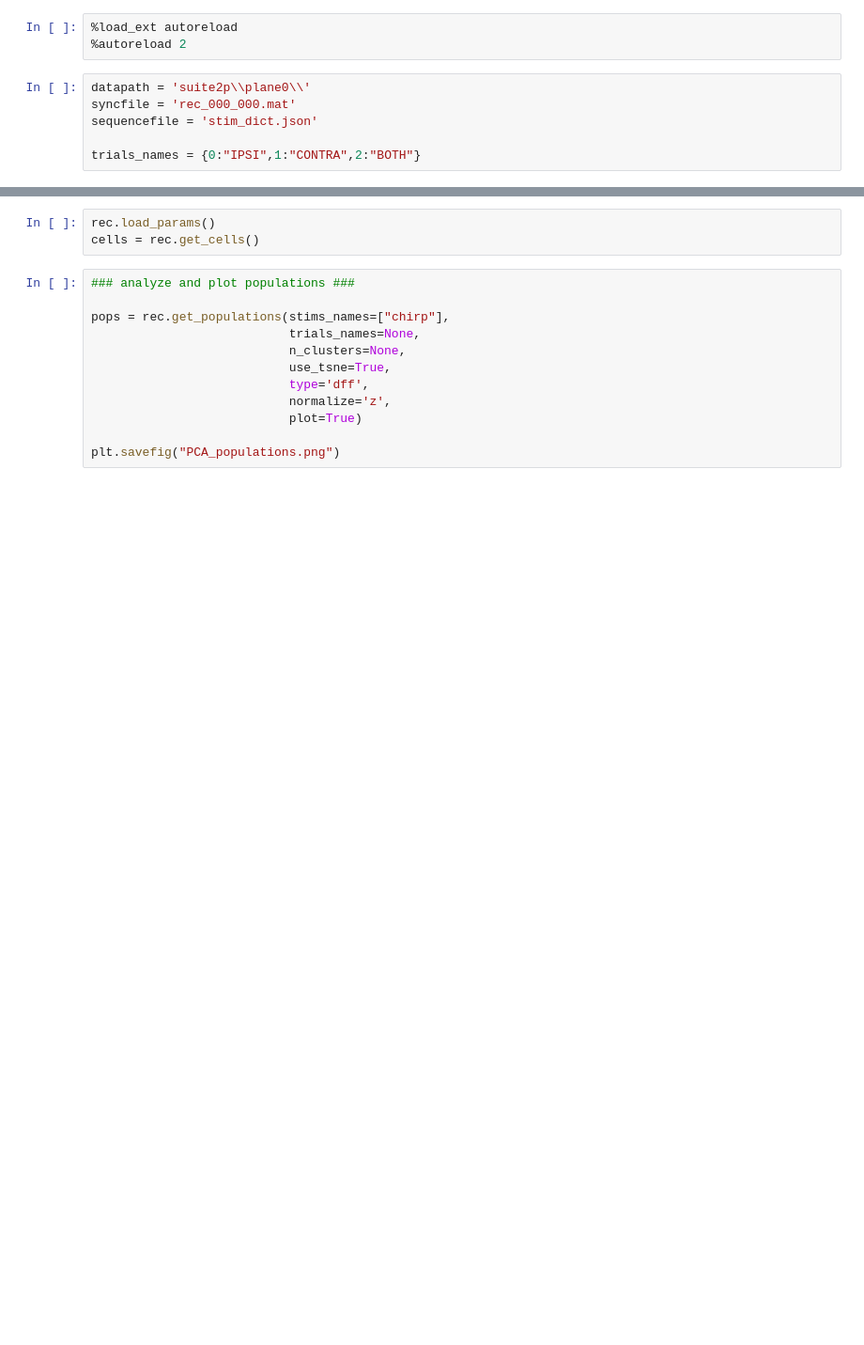
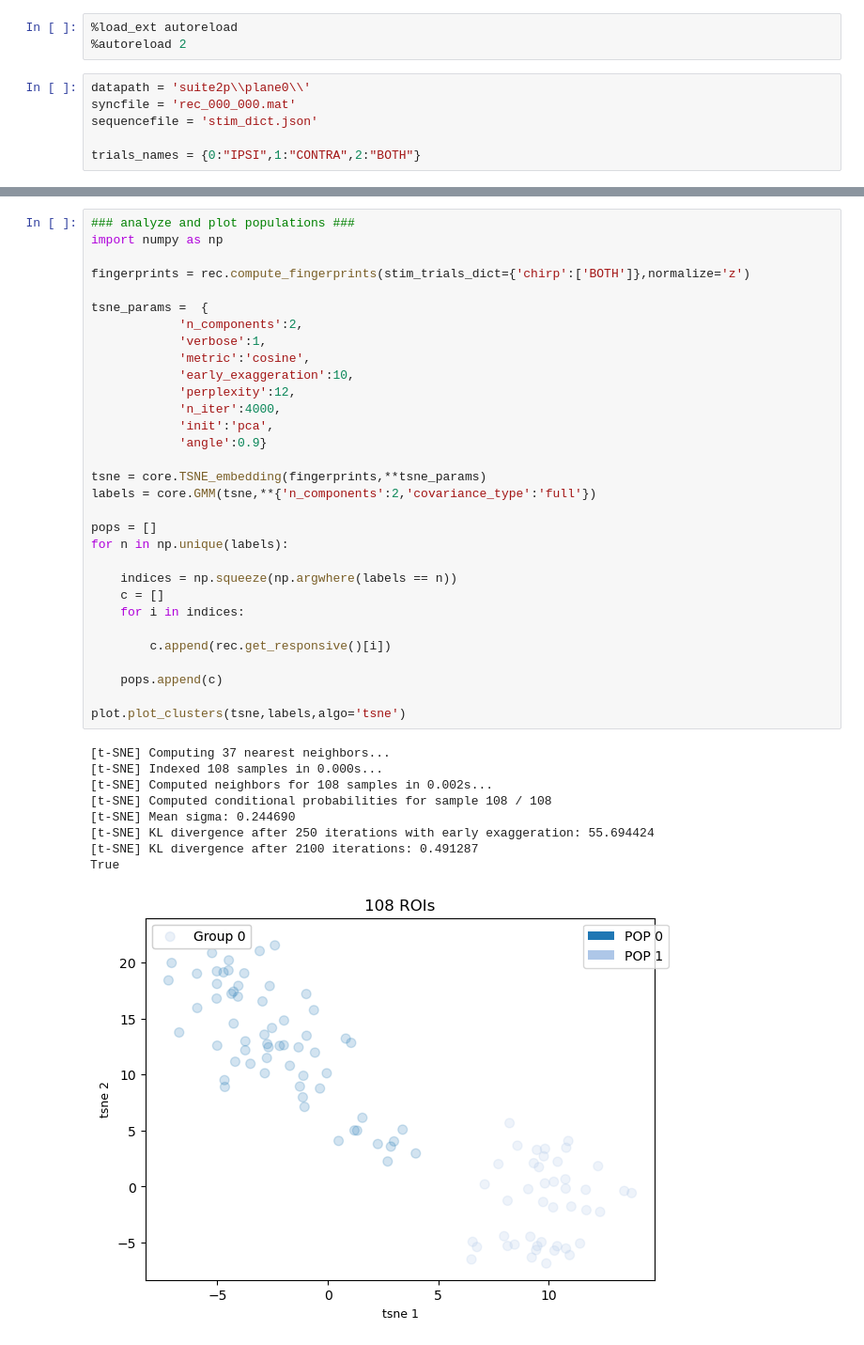
Before and after one commit to pietromicheli/Py2P, a Jupyter notebook: basic_analysis.ipynb, the cells around one changed output, grey strips where cells are left out. Shown at 94% size. Drawn from its saved outputs; the diff is of its cells as text; blank space fills up the shorter version.

```diff
--- a/basic_analysis.ipynb
+++ b/basic_analysis.ipynb
@@ -19,18 +27,44 @@ rec = core.Rec2P(data_path=datapath, sync=synchro)
-# %%
-rec.load_params()
-cells = rec.get_cells()
-# %%
-### analyze and plot populations ###
-
-pops = rec.get_populations(stims_names=["chirp"],
-                           trials_names=None,
-                           n_clusters=None,
-                           use_tsne=True,
-                           type='dff',
-                           normalize='z',
-                           plot=True)
-
-plt.savefig("PCA_populations.png")
+# %%
+### analyze and plot populations ###
+import numpy as np
+
+fingerprints = rec.compute_fingerprints(stim_trials_dict={'chirp':['BOTH']},normalize='z')
+
+tsne_params =  {
+            'n_components':2,
+            'verbose':1,
+            'metric':'cosine',
+            'early_exaggeration':10,
+            'perplexity':12,
+            'n_iter':4000,
+            'init':'pca',
+            'angle':0.9}
+
+tsne = core.TSNE_embedding(fingerprints,**tsne_params)
+labels = core.GMM(tsne,**{'n_components':2,'covariance_type':'full'})
+
+pops = []
+for n in np.unique(labels):
+
+    indices = np.squeeze(np.argwhere(labels == n))
+    c = []
+    for i in indices:
+
+        c.append(rec.get_responsive()[i])
+
+    pops.append(c)
+
+plot.plot_clusters(tsne,labels,algo='tsne')
+# %% [output]
+[t-SNE] Computing 37 nearest neighbors...
+[t-SNE] Indexed 108 samples in 0.000s...
+[t-SNE] Computed neighbors for 108 samples in 0.002s...
+[t-SNE] Computed conditional probabilities for sample 108 / 108
+[t-SNE] Mean sigma: 0.244690
+[t-SNE] KL divergence after 250 iterations with early exaggeration: 55.694424
+[t-SNE] KL divergence after 2100 iterations: 0.491287
+True
+[figure, added]
 # %%
 ### plot ###
 
```
Also changed, not shown: parts of 2 cells of this notebook, 2 other files.
